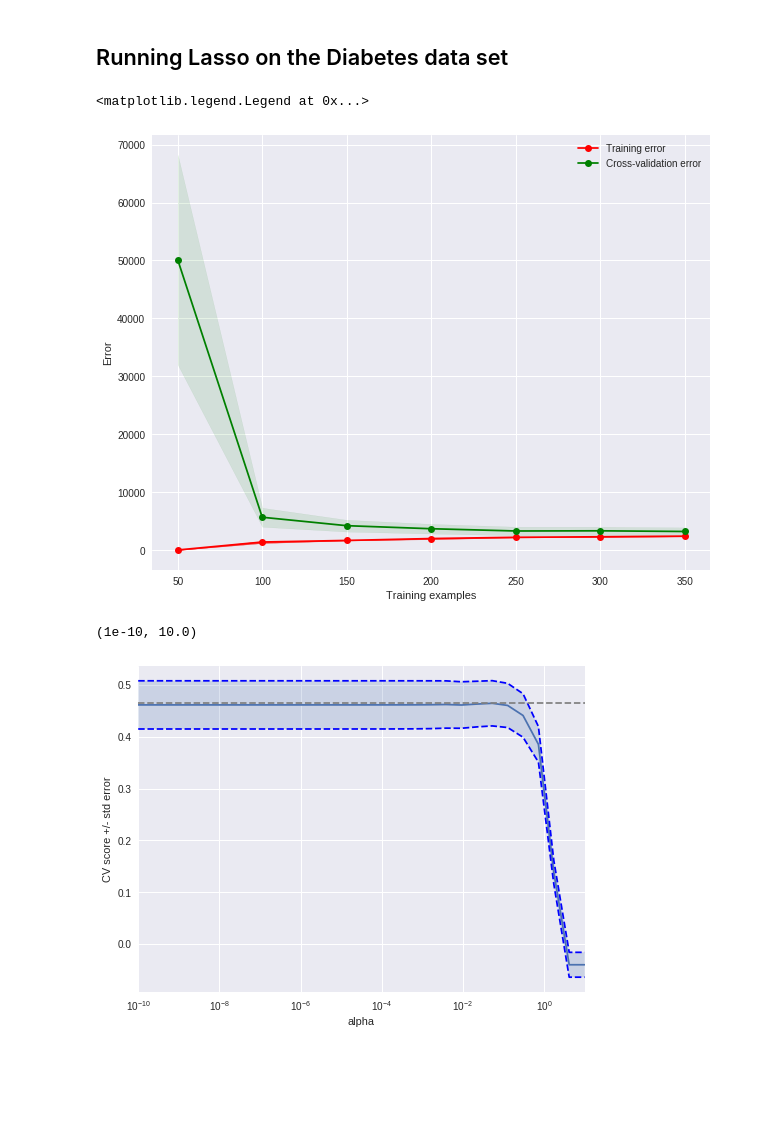
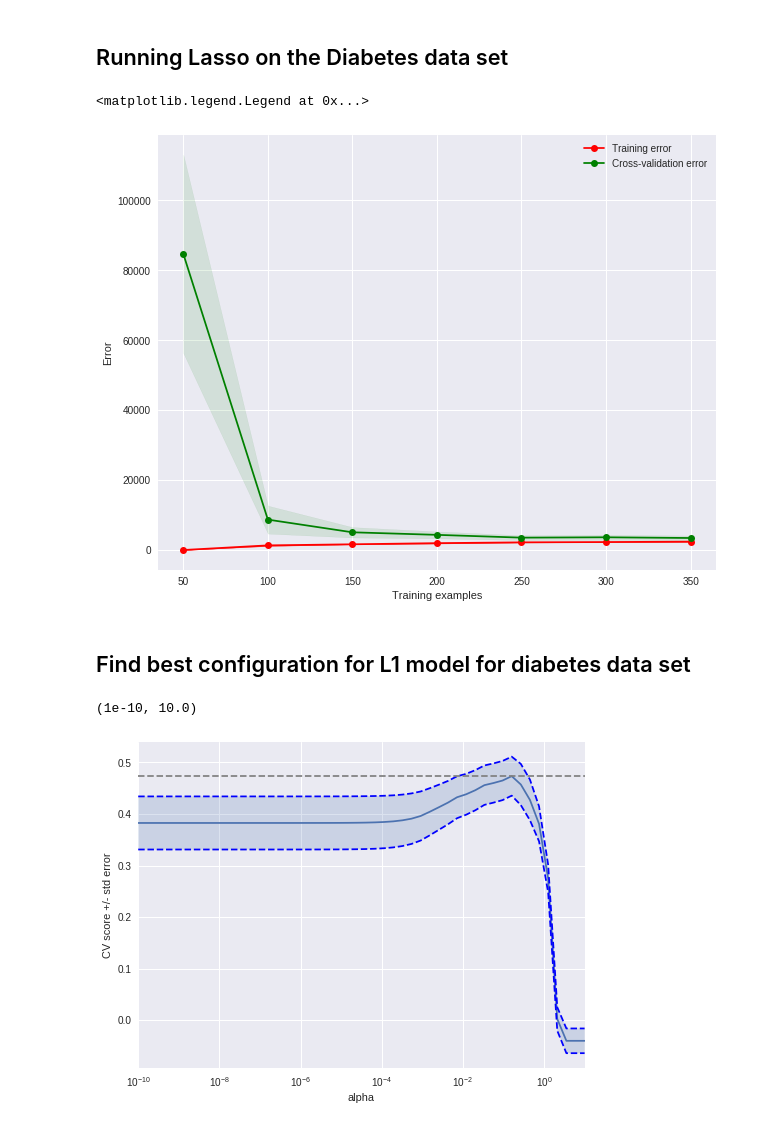
Before and after one commit to lordzero82/MLBootCamp, a Jupyter notebook: lab1_partB_new.ipynb, the cells around one changed output. Saved outputs shown, nothing was run; the diff lists cells and outputs as text; code cells hidden in the pictures; blank space fills up the shorter version.

```diff
--- a/lab1_partB_new.ipynb
+++ b/lab1_partB_new.ipynb
@@ -331,7 +333,7 @@ y = diabetes.target
 features = diabetes.feature_names
 
 polynomial_features = PolynomialFeatures(degree=2, include_bias=True)
-lasso = Lasso(alpha=0.01,normalize=True)
+lasso = Lasso(alpha=0.001,normalize=True)
 pipeline = Pipeline([("polynomial_features", polynomial_features),
                      ("lasso", lasso)])
 
@@ -358,45 +360,49 @@ plt.plot(train_sizes, test_scores_mean, 'o-', color="g",
 plt.legend(loc="best")
 # %% [output]
 <matplotlib.legend.Legend at 0x...>
-[figure, old version]
+[figure, new version]
+# %% [markdown]
+## Find best configuration for L1 model for diabetes data set
 # %%
-# Running lasso on Diabetes
+# Comparing models built by L1 and L2 regularization on Diabetes dataset
 
 diabetes = datasets.load_diabetes()
 X = diabetes.data
 y = diabetes.target
 
 polynomial_features = PolynomialFeatures(degree=2, include_bias=True)
-lasso = Lasso(alpha=0.01,normalize=True)
+lasso = Lasso(normalize=True)
 pipeline = Pipeline([("polynomial_features", polynomial_features),
                      ("lasso", lasso)])
 
-alphas = np.logspace(-10, 1, 30)
-tuned_parameters = [{'alpha': alphas}]
+alphas = np.logspace(-10, 1, 50)
+tuned_parameters = [{'polynomial_features__degree':[2],
+                    'lasso__alpha':alphas}]
 n_folds = 10
 
-clf = GridSearchCV(lasso, tuned_parameters, cv=n_folds, refit=False)
+clf = GridSearchCV(pipeline, tuned_parameters, cv=n_folds, refit=False)
 clf.fit(X, y)
 
 scores = clf.cv_results_['mean_test_score']
 scores_std = clf.cv_results_['std_test_score']
+
+# plot the results
 
 plt.figure().set_size_inches(8, 6)
 plt.semilogx(alphas, scores)
 
 # plot error lines showing +/- std. errors of the scores
 std_error = scores_std / np.sqrt(n_folds)
 
 plt.semilogx(alphas, scores + std_error, 'b--')
 plt.semilogx(alphas, scores - std_error, 'b--')
 
 # alpha=0.2 controls the translucency of the fill color
 plt.fill_between(alphas, scores + std_error, scores - std_error, alpha=0.2)
-
 plt.ylabel('CV score +/- std error')
 plt.xlabel('alpha')
 plt.axhline(np.max(scores), linestyle='--', color='.5')
 plt.xlim([alphas[0], alphas[-1]])
 # %% [output]
 (1e-10, 10.0)
-[figure, old version]
+[figure, new version]
```
Also changed, not shown: parts of 7 cells of this notebook.
